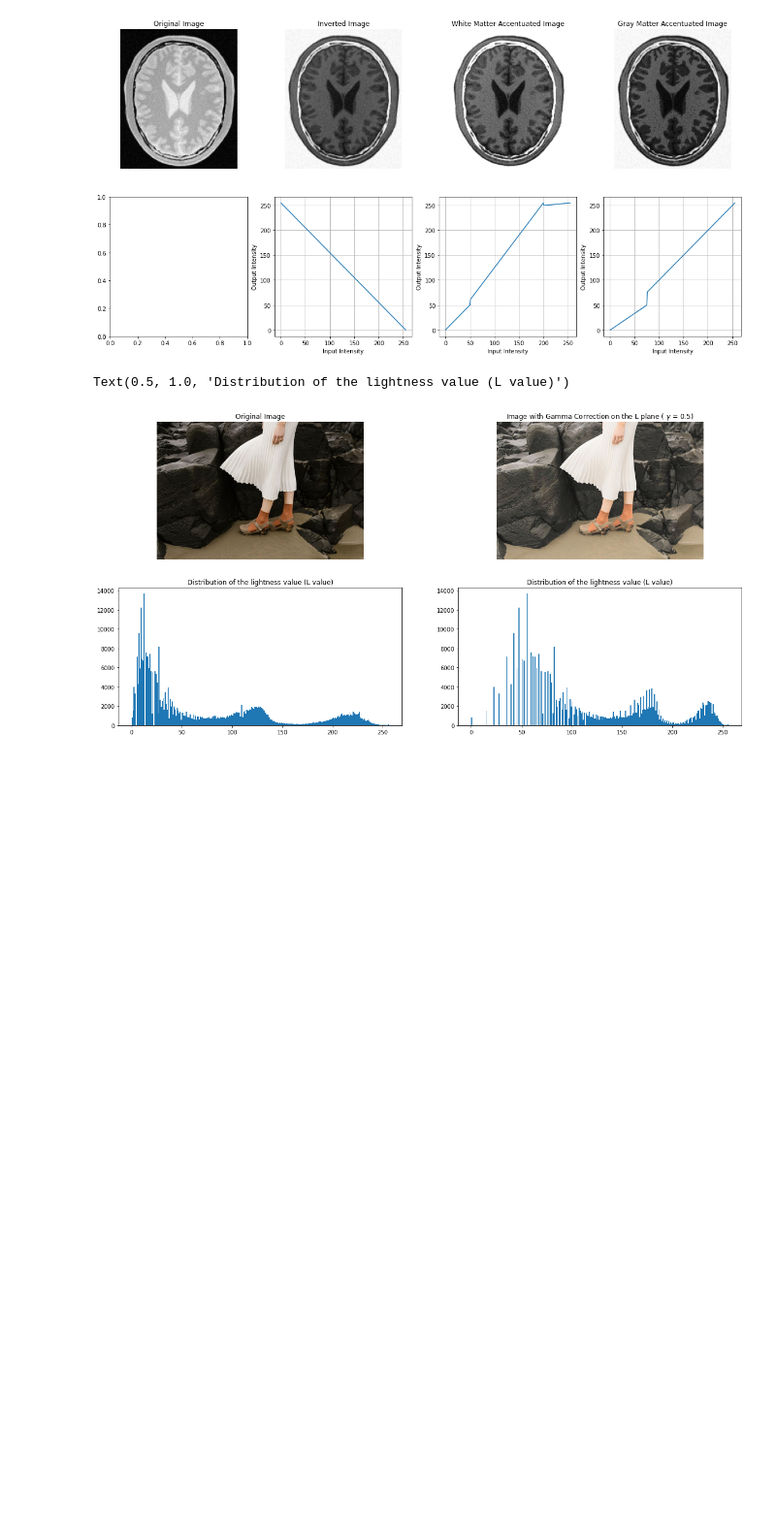
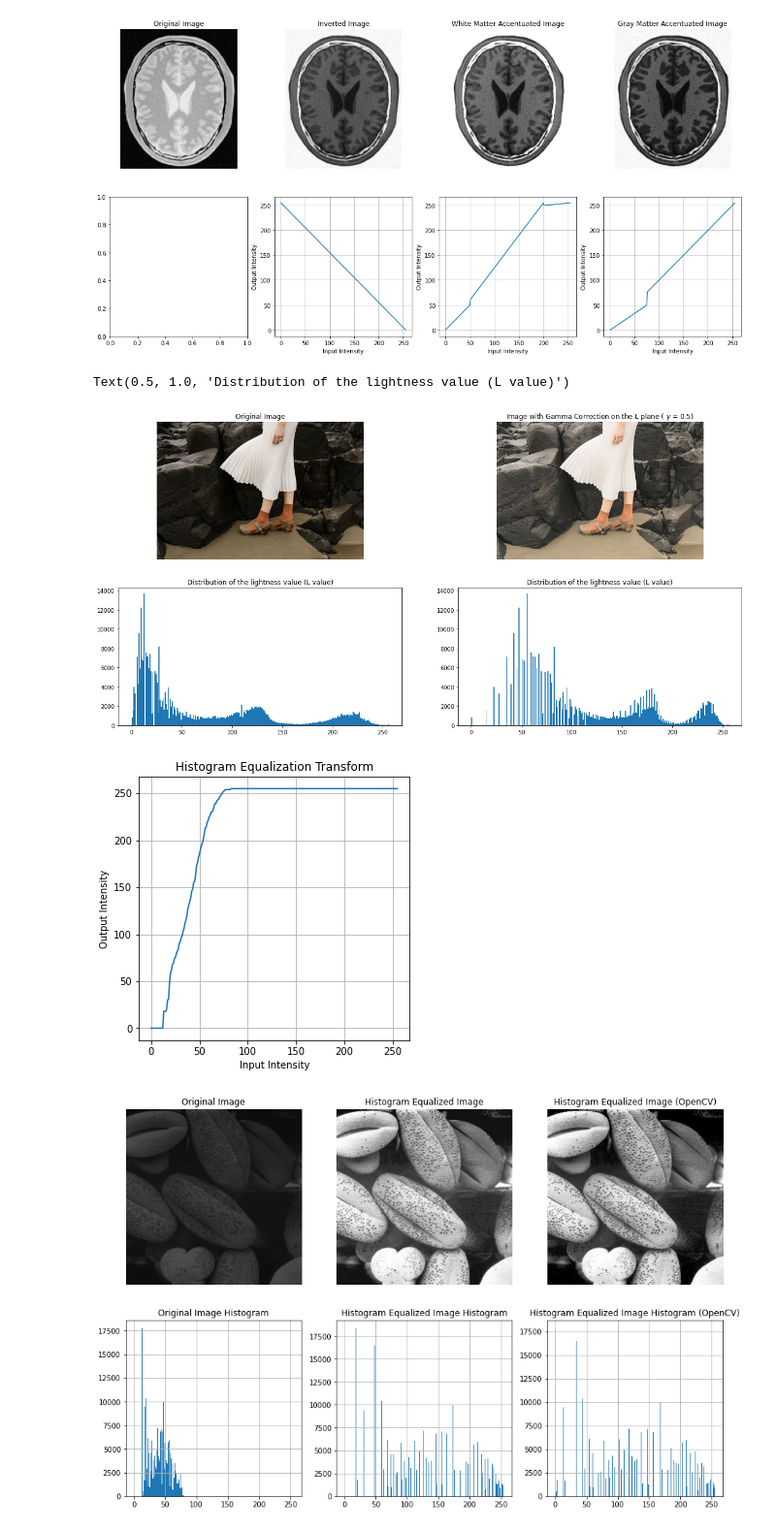
Before and after one commit to SupunDK/Fundamentals-of-Image-Processing, a Jupyter notebook: Assignment 1/190338C_Assignment_1.ipynb, the cells around one changed output. Shown at 97% size. Saved outputs shown, nothing was run; the diff lists cells and outputs as text; code cells hidden in the pictures; blank space fills up the shorter version.

```diff
--- a/Assignment 1/190338C_Assignment_1.ipynb
+++ b/Assignment 1/190338C_Assignment_1.ipynb
@@ -120,3 +120,57 @@ ax[1][1].set_title("Distribution of the lightness value (L value)")
 # %% [output]
 Text(0.5, 1.0, 'Distribution of the lightness value (L value)')
 [figure]
+# %%
+def histogram_equalization(gray_img, max_val = 255):
+    gray_img_flat = gray_img.flatten()
+    element_count = np.array([np.count_nonzero(gray_img_flat == i) for i in range(0, 256)])
+    coefficient = max_val / gray_img_flat.shape[0]
+
+    sums = np.array([np.sum(element_count[0:i]) for i in range(1, 257)])
+
+    hist_equalization_transform = ( coefficient * sums ).astype(np.uint8)
+
+    gray_img_transformed = cv.LUT(gray_img, hist_equalization_transform)
+
+    fig, ax = plt.subplots(1, 1, figsize = (5, 5))
+    ax.plot(hist_equalization_transform)
+    ax.set_title("Histogram Equalization Transform")
+    ax.set_xlabel("Input Intensity")
+    ax.set_ylabel("Output Intensity")
+    ax.grid()
+
+    return gray_img_transformed
+# %%
+shells_gray_img = cv.imread(r"Images\shells.png", cv.IMREAD_GRAYSCALE)
+
+shells_gray_img_transformed = histogram_equalization(shells_gray_img)
+equ_shells_gray_img = cv.equalizeHist(shells_gray_img)
+
+fig, ax = plt.subplots(2, 3, figsize=(15, 10))
+
+ax[0][0].imshow(shells_gray_img, cmap = "gray", vmax = 255, vmin = 0)
+ax[0][0].set_title("Original Image")
+ax[0][0].axis("off")
+
+ax[0][1].imshow(shells_gray_img_transformed, cmap = "gray", vmax = 255, vmin = 0)
+ax[0][1].set_title("Histogram Equalized Image")
+ax[0][1].axis("off")
+
+ax[0][2].imshow(equ_shells_gray_img, cmap = "gray", vmax = 255, vmin = 0)
+ax[0][2].set_title("Histogram Equalized Image (OpenCV)")
+ax[0][2].axis("off")
+
+ax[1][0].hist(shells_gray_img.flatten(), 256, [0, 255])
+ax[1][0].set_title("Original Image Histogram")
+ax[1][0].grid()
+
+ax[1][1].hist(shells_gray_img_transformed.flatten(), 256, [0, 255])
+ax[1][1].set_title("Histogram Equalized Image Histogram")
+ax[1][1].grid()
+
+ax[1][2].hist(equ_shells_gray_img.flatten(), 256, [0, 255])
+ax[1][2].set_title("Histogram Equalized Image Histogram (OpenCV)")
+ax[1][2].grid()
+# %% [output]
+[figure, added]
+[figure, added]
```
